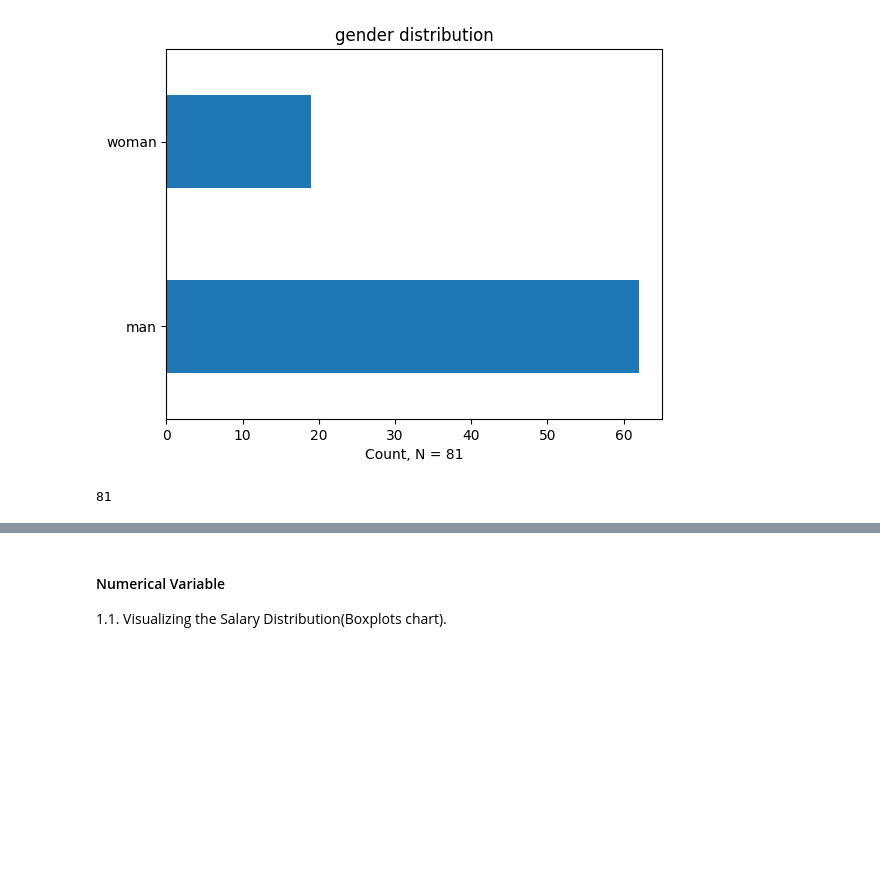
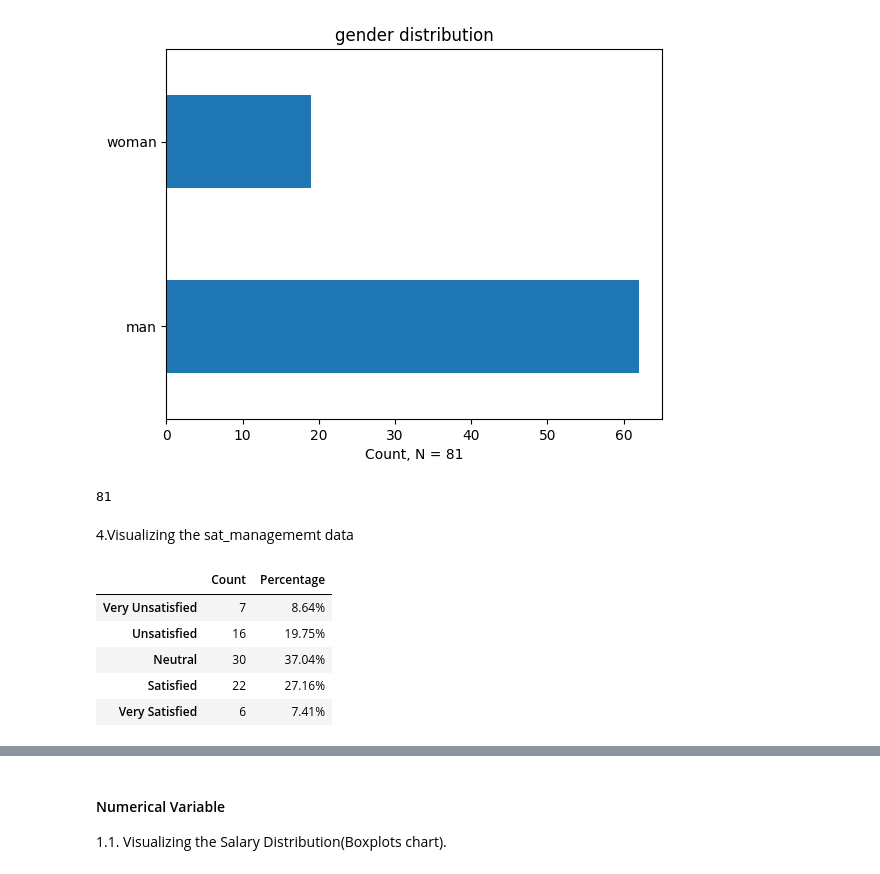
Before and after one commit to qiaoqiaozou/-Final-Project-Data-processing-, a Jupyter notebook: Analyzing_WorkPlaceSatisfactionSurveyData.ipynb, the cells around one changed output, grey strips where cells are left out. Drawn from its saved outputs; the diff is of its cells as text; code cells hidden in the pictures; blank space fills up the shorter version.

```diff
--- a/Analyzing_WorkPlaceSatisfactionSurveyData.ipynb
+++ b/Analyzing_WorkPlaceSatisfactionSurveyData.ipynb
@@ -398,3 +398,22 @@ Text(0.5, 0, 'Count, N = 81')
 sum(df7['Count'])
 # %% [output]
 81
+# %% [markdown]
+4.Visualizing the sat_managememt data
+# %%
+# Investigate a few qualitative variables and generate frequency table(s) for their values
+df12=pd.crosstab(df['sat_management'], 'Count')
+# Labeling the index with meaningful sat_management categories
+df12.index=['Very Unsatisfied', 'Unsatisfied', 'Neutral', 'Satisfied', 'Very Satisfied']
+# Remove the name of the columns
+df12.columns.name=''
+#Calculate the percentage and add it as a new column.
+df12['Percentage'] = (df12['Count'] / df12['Count'].sum() * 100).map("{:.2f}%".format)
+df12
+# %% [output]
+|  | Count | Percentage |
+| Very Unsatisfied | 7 | 8.64% |
+| Unsatisfied | 16 | 19.75% |
+| Neutral | 30 | 37.04% |
+| Satisfied | 22 | 27.16% |
+| Very Satisfied | 6 | 7.41% |
```
Also changed, not shown: parts of 16 cells of this notebook.
